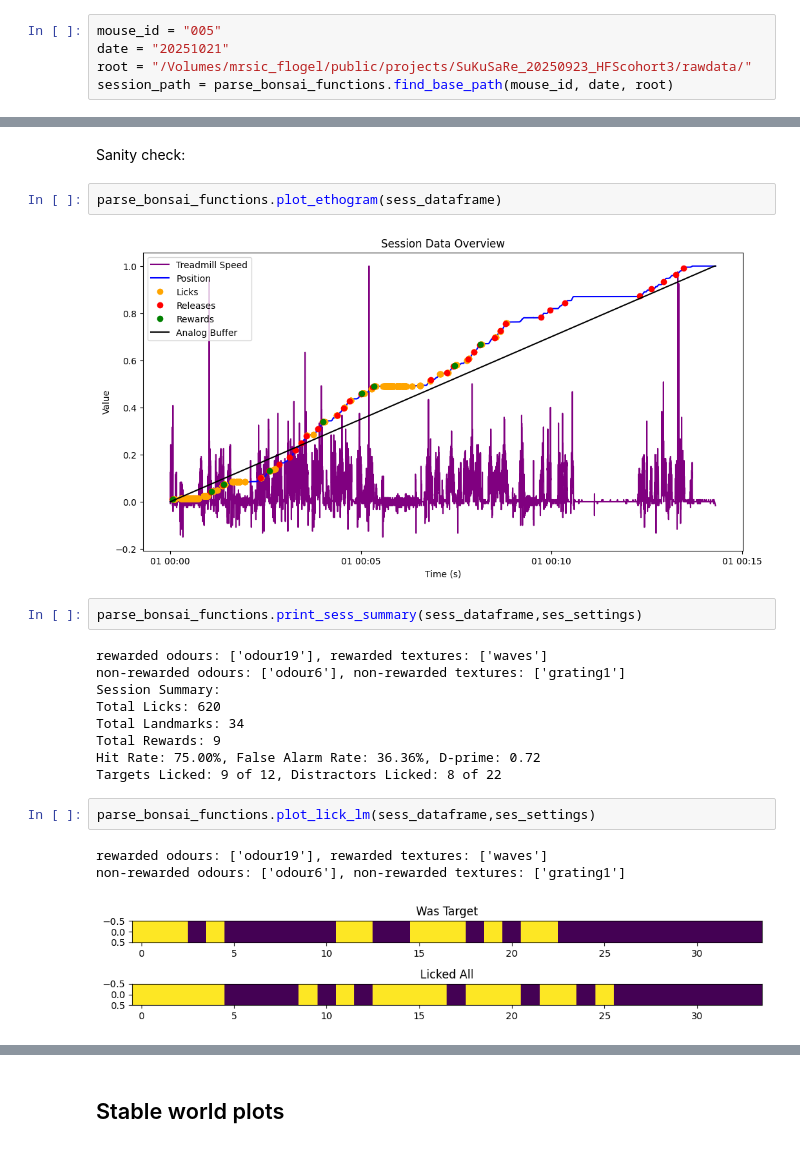
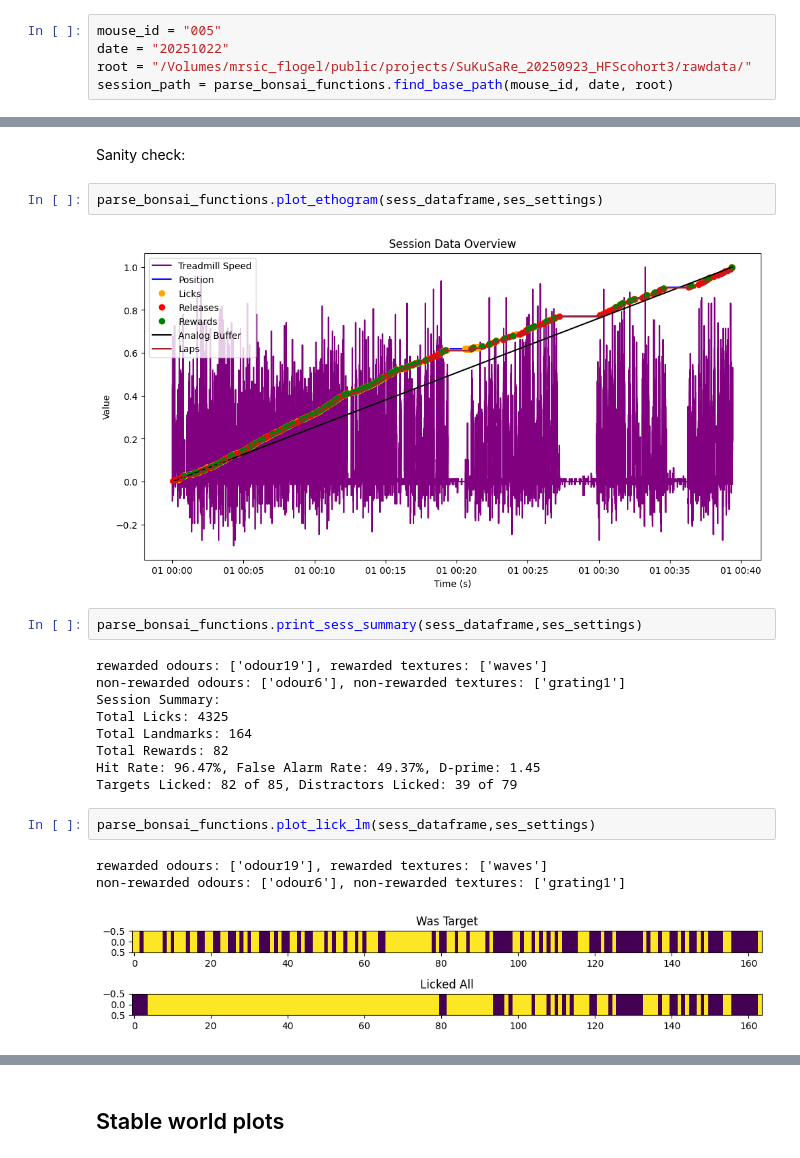
Before and after one commit to sreinert/Bonsai_ABCD, a Jupyter notebook: Cohort3_daily_summary.ipynb, the cells around one changed output, grey strips where cells are left out. Saved outputs shown, nothing was run; the diff lists cells and outputs as text.

```diff
--- a/Cohort3_daily_summary.ipynb
+++ b/Cohort3_daily_summary.ipynb
@@ -17,7 +17,7 @@ imp.reload(parse_bonsai_functions)
 ## Parse mouse and date info into root session folder
 # %%
 mouse_id = "005"
-date = "20251021"
+date = "20251022"
 root = "/Volumes/mrsic_flogel/public/projects/SuKuSaRe_20250923_HFScohort3/rawdata/"
 session_path = parse_bonsai_functions.find_base_path(mouse_id, date, root)
 # %% [output]
@@ -41,26 +41,26 @@ sess_dataframe = parse_bonsai_functions.load_data(session_path)
 # %% [markdown]
 Sanity check:
 # %%
-parse_bonsai_functions.plot_ethogram(sess_dataframe)
+parse_bonsai_functions.plot_ethogram(sess_dataframe,ses_settings)
 # %% [output]
-[figure, old version]
+[figure, new version]
 # %%
 parse_bonsai_functions.print_sess_summary(sess_dataframe,ses_settings)
 # %% [output]
 rewarded odours: ['odour19'], rewarded textures: ['waves']
 non-rewarded odours: ['odour6'], non-rewarded textures: ['grating1']
 Session Summary:
-Total Licks: 620
-Total Landmarks: 34
-Total Rewards: 9
-Hit Rate: 75.00%, False Alarm Rate: 36.36%, D-prime: 0.72
-Targets Licked: 9 of 12, Distractors Licked: 8 of 22
+Total Licks: 4325
+Total Landmarks: 164
+Total Rewards: 82
+Hit Rate: 96.47%, False Alarm Rate: 49.37%, D-prime: 1.45
+Targets Licked: 82 of 85, Distractors Licked: 39 of 79
 # %%
 parse_bonsai_functions.plot_lick_lm(sess_dataframe,ses_settings)
 # %% [output]
 rewarded odours: ['odour19'], rewarded textures: ['waves']
 non-rewarded odours: ['odour6'], non-rewarded textures: ['grating1']
-[figure, old version]
+[figure, new version]
 # %%
 parse_bonsai_functions.plot_sw_hit_fa(sess_dataframe,ses_settings,window=10)
 # %% [output]
```
Also changed, not shown: parts of 3 cells of this notebook, 1 other file.
